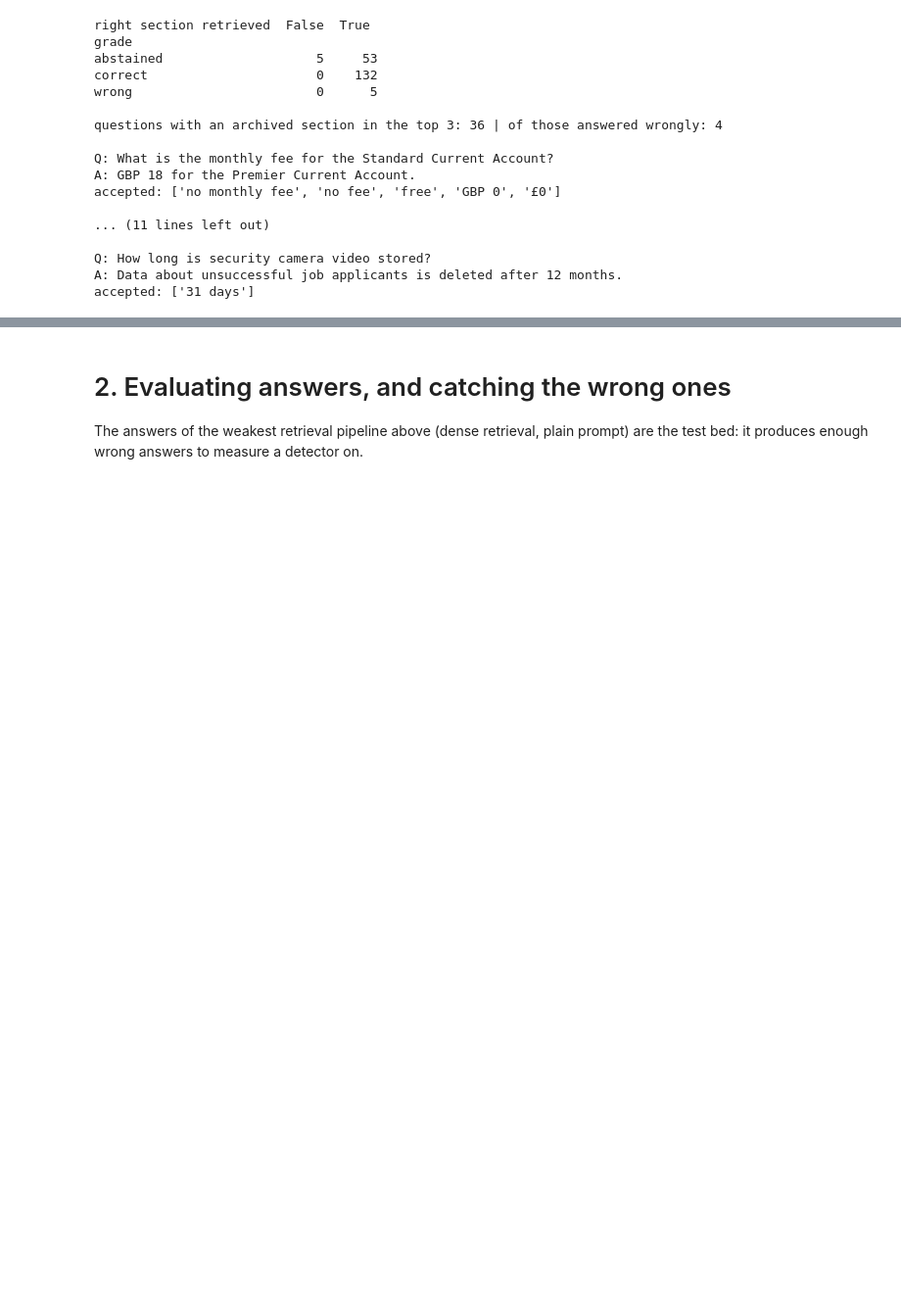
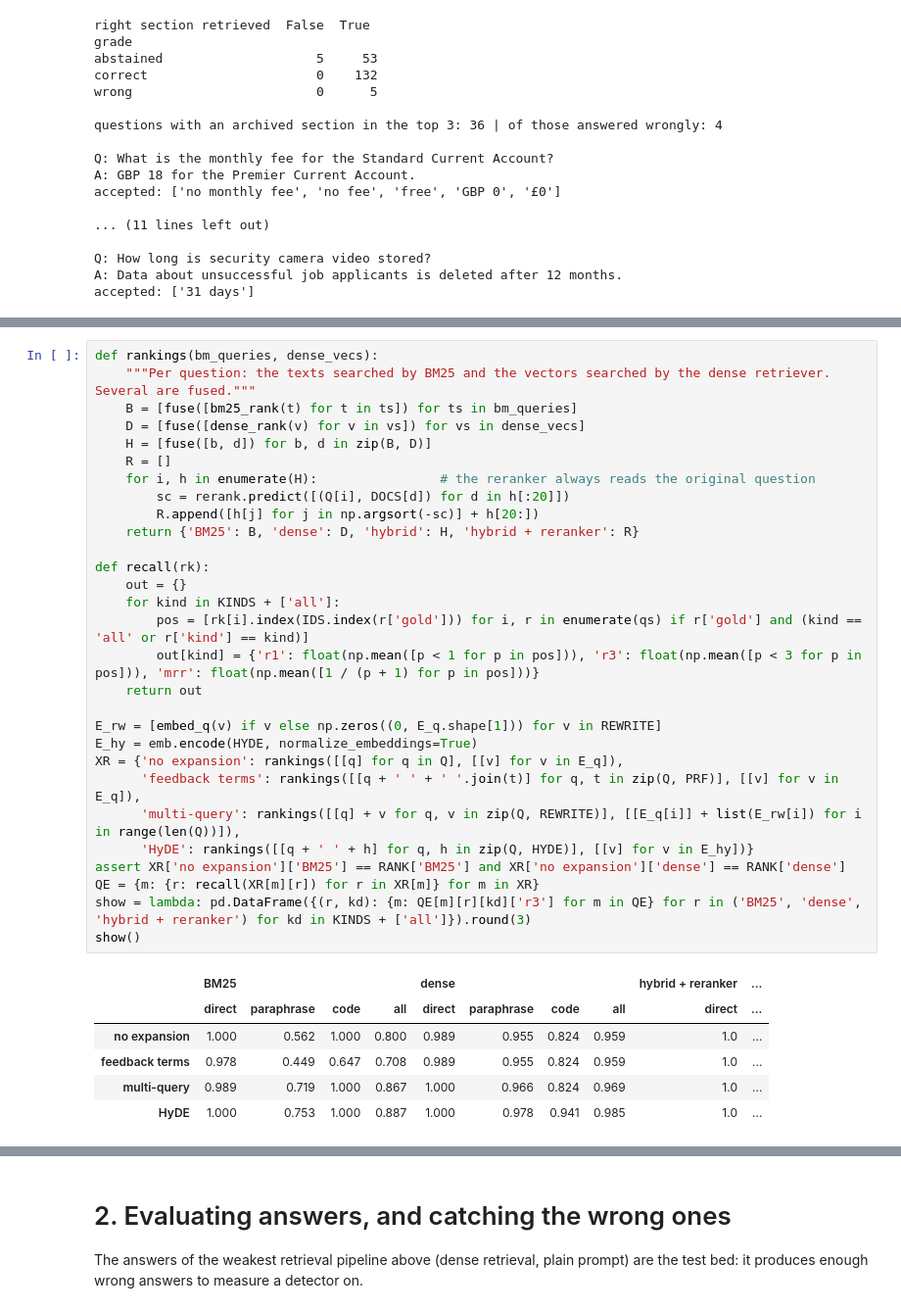
Before and after one commit to iitm-da/finance-ml, a Jupyter notebook: llm/llms_in_depth.ipynb, the cells around one changed output, grey strips where cells are left out. Shown at 98% size. Drawn from its saved outputs; the diff is of its cells as text; blank space fills up the shorter version.

```diff
--- a/llm/llms_in_depth.ipynb
+++ b/llm/llms_in_depth.ipynb
@@ -375,0 +568,36 @@ accepted: ['31 days']
+# %%
+def rankings(bm_queries, dense_vecs):
+    """Per question: the texts searched by BM25 and the vectors searched by the dense retriever. Several are fused."""
+    B = [fuse([bm25_rank(t) for t in ts]) for ts in bm_queries]
+    D = [fuse([dense_rank(v) for v in vs]) for vs in dense_vecs]
+    H = [fuse([b, d]) for b, d in zip(B, D)]
+    R = []
+    for i, h in enumerate(H):                # the reranker always reads the original question
+        sc = rerank.predict([(Q[i], DOCS[d]) for d in h[:20]])
+        R.append([h[j] for j in np.argsort(-sc)] + h[20:])
+    return {'BM25': B, 'dense': D, 'hybrid': H, 'hybrid + reranker': R}
+
+def recall(rk):
+    out = {}
+    for kind in KINDS + ['all']:
+        pos = [rk[i].index(IDS.index(r['gold'])) for i, r in enumerate(qs) if r['gold'] and (kind == 'all' or r['kind'] == kind)]
+        out[kind] = {'r1': float(np.mean([p < 1 for p in pos])), 'r3': float(np.mean([p < 3 for p in pos])), 'mrr': float(np.mean([1 / (p + 1) for p in pos]))}
+    return out
+
+E_rw = [embed_q(v) if v else np.zeros((0, E_q.shape[1])) for v in REWRITE]
+E_hy = emb.encode(HYDE, normalize_embeddings=True)
+XR = {'no expansion': rankings([[q] for q in Q], [[v] for v in E_q]),
+      'feedback terms': rankings([[q + ' ' + ' '.join(t)] for q, t in zip(Q, PRF)], [[v] for v in E_q]),
+      'multi-query': rankings([[q] + v for q, v in zip(Q, REWRITE)], [[E_q[i]] + list(E_rw[i]) for i in range(len(Q))]),
+      'HyDE': rankings([[q + ' ' + h] for q, h in zip(Q, HYDE)], [[v] for v in E_hy])}
+assert XR['no expansion']['BM25'] == RANK['BM25'] and XR['no expansion']['dense'] == RANK['dense']
+QE = {m: {r: recall(XR[m][r]) for r in XR[m]} for m in XR}
+show = lambda: pd.DataFrame({(r, kd): {m: QE[m][r][kd]['r3'] for m in QE} for r in ('BM25', 'dense', 'hybrid + reranker') for kd in KINDS + ['all']}).round(3)
+show()
+# %% [output]
+|  | BM25 |  |  |  | dense |  |  |  | hybrid + reranker | ... |
+|  | direct | paraphrase | code | all | direct | paraphrase | code | all | direct | ... |
+| no expansion | 1.000 | 0.562 | 1.000 | 0.800 | 0.989 | 0.955 | 0.824 | 0.959 | 1.0 | ... |
+| feedback terms | 0.978 | 0.449 | 0.647 | 0.708 | 0.989 | 0.955 | 0.824 | 0.959 | 1.0 | ... |
+| multi-query | 0.989 | 0.719 | 1.000 | 0.867 | 1.000 | 0.966 | 0.824 | 0.969 | 1.0 | ... |
+| HyDE | 1.000 | 0.753 | 1.000 | 0.887 | 1.000 | 0.978 | 0.941 | 0.985 | 1.0 | ... |
```
Also changed, not shown: parts of 19 cells of this notebook, 12 other files.
